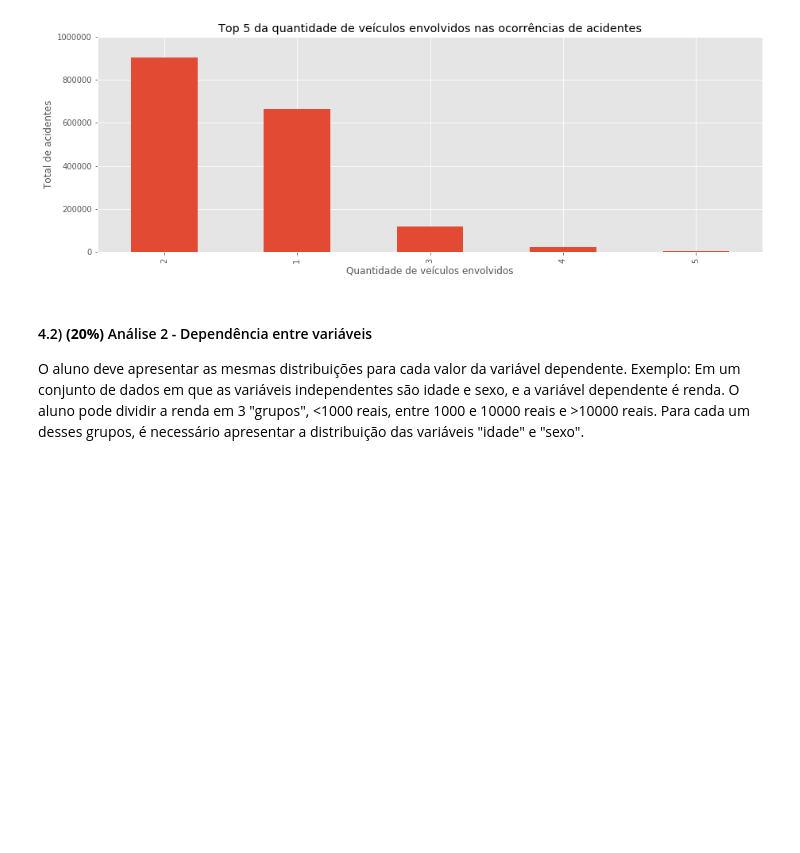
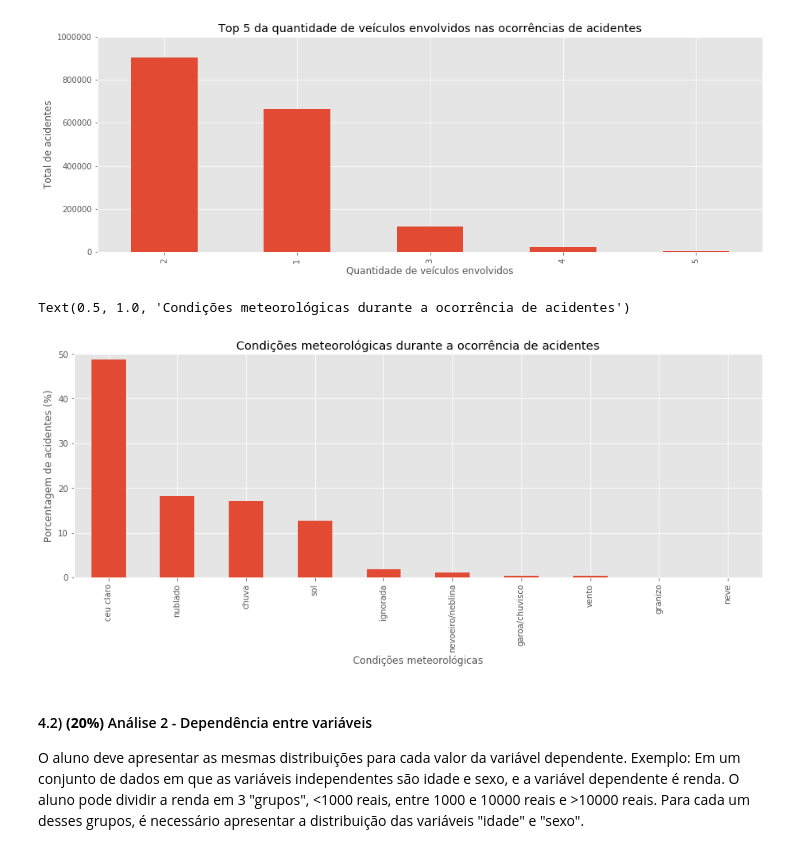
Before and after one commit to LilianeAquino/aed_projeto_1, a Jupyter notebook: template.ipynb, the cells around one changed output. Drawn from its saved outputs; the diff is of its cells as text; code cells hidden in the pictures; blank space fills up the shorter version.

```diff
--- a/template.ipynb
+++ b/template.ipynb
@@ -301,3 +312,15 @@ Text(0.5, 1.0, 'Top 5 da quantidade de veículos envolvidos nas ocorrências de
+# %%
+round((df_2007_2018.groupby(['condicao_metereologica'])['id'].count() * 100) / len(df_2007_2018), 2).sort_values(ascending=False).plot.bar()
+
+plt.rcParams['figure.figsize'] = [15, 5]
+plt.ylim(0, 50)
+
+plt.ylabel('Porcentagem de acidentes (%)')
+plt.xlabel('Condições meteorológicas')
+plt.title('Condições meteorológicas durante a ocorrência de acidentes')
+# %% [output]
+Text(0.5, 1.0, 'Condições meteorológicas durante a ocorrência de acidentes')
+[figure, added]
 # %% [markdown]
 #### 4.2) **(20%)** Análise 2 - Dependência entre variáveis
 O aluno deve apresentar as mesmas distribuições para cada valor da variável dependente. Exemplo: Em um conjunto de dados em que as variáveis independentes são idade e sexo, e a variável dependente é renda. O aluno pode dividir a renda em 3 "grupos", <1000 reais, entre 1000 e 10000 reais e >10000 reais. Para cada um desses grupos, é necessário apresentar a distribuição das variáveis "idade" e "sexo".
```
Also changed, not shown: parts of 7 cells of this notebook.
